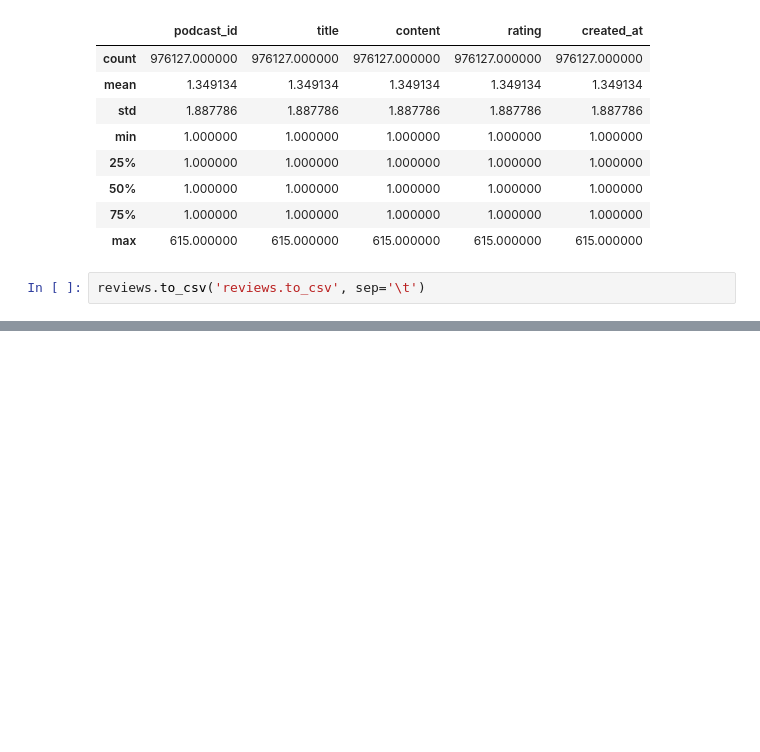
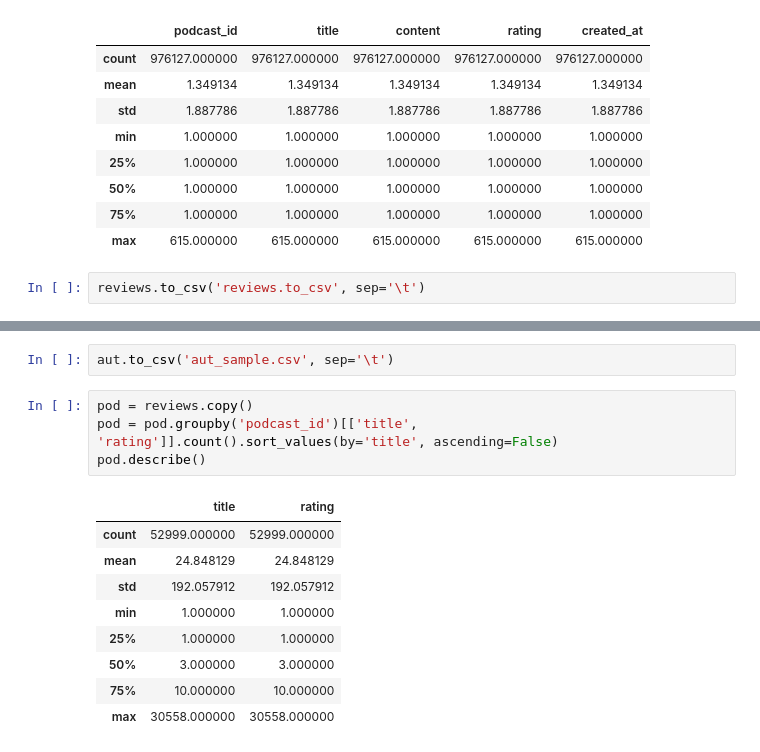
Before and after one commit to ManuelAlejandroMartinezFlores/ProyectoRecomendacionGrafo, a Jupyter notebook: data/exploration.ipynb, the cells around one changed output, grey strips where cells are left out. Saved outputs shown, nothing was run; the diff lists cells and outputs as text; blank space fills up the shorter version.

```diff
--- a/data/exploration.ipynb
+++ b/data/exploration.ipynb
@@ -101,0 +140,16 @@ reviews.to_csv('reviews.to_csv', sep='\t')
+# %%
+aut.to_csv('aut_sample.csv', sep='\t')
+# %%
+pod = reviews.copy()
+pod = pod.groupby('podcast_id')[['title', 'rating']].count().sort_values(by='title', ascending=False)
+pod.describe()
+# %% [output]
+|  | title | rating |
+| count | 52999.000000 | 52999.000000 |
+| mean | 24.848129 | 24.848129 |
+| std | 192.057912 | 192.057912 |
+| min | 1.000000 | 1.000000 |
+| 25% | 1.000000 | 1.000000 |
+| 50% | 3.000000 | 3.000000 |
+| 75% | 10.000000 | 10.000000 |
+| max | 30558.000000 | 30558.000000 |
```
Also changed, not shown: parts of 11 cells of this notebook.
